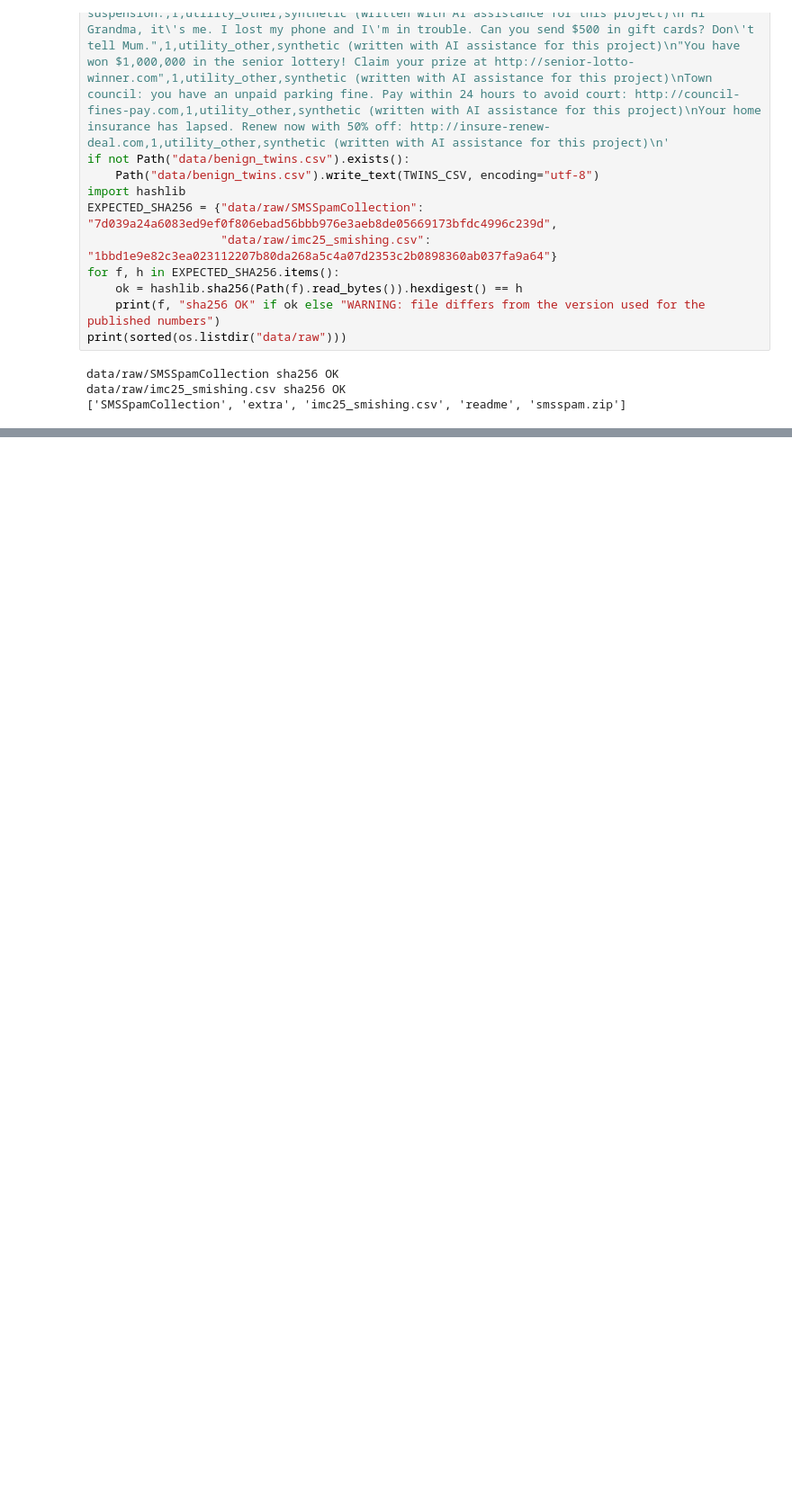
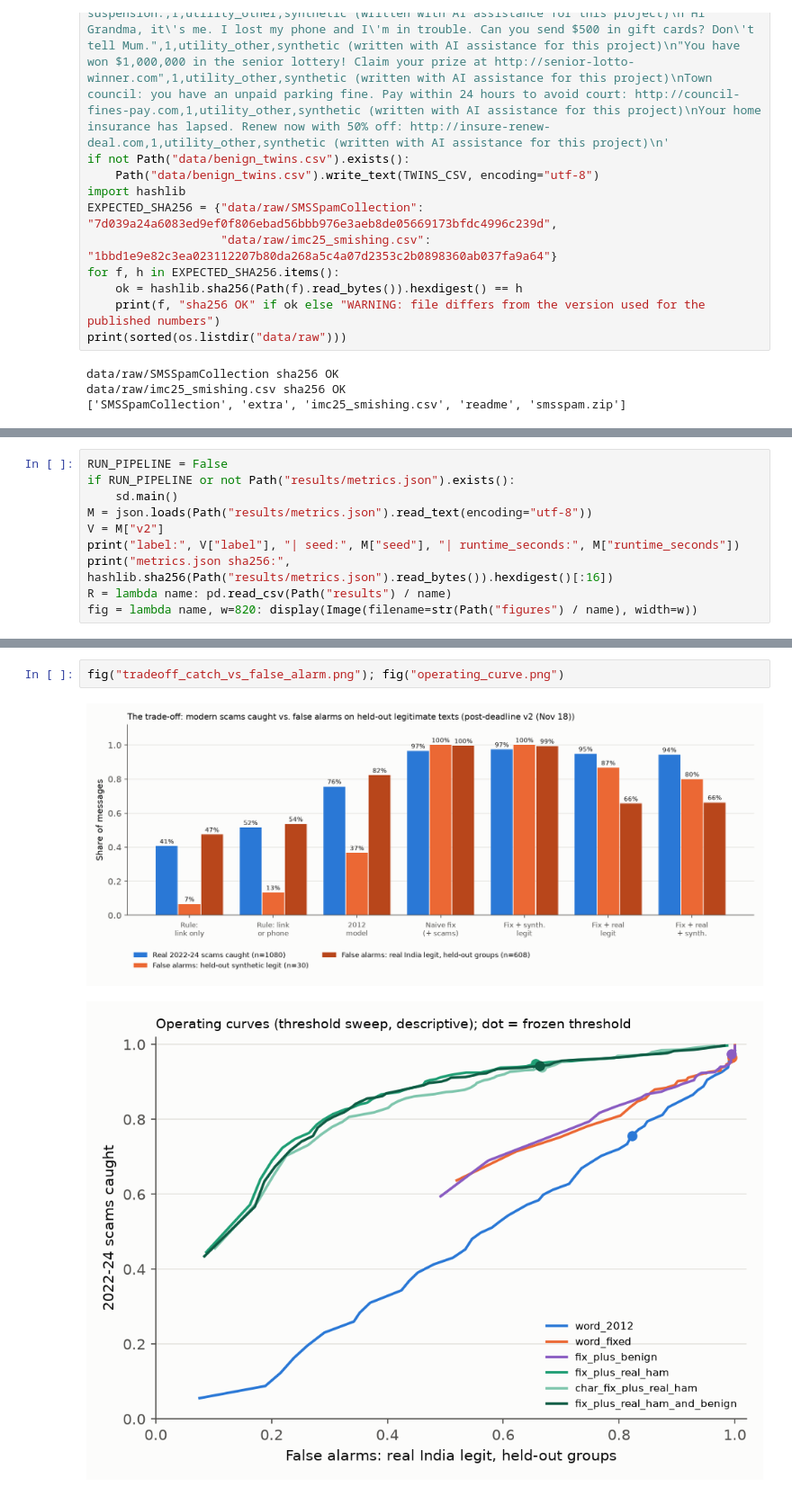
Before and after one commit to KnigguKniggu-droid/scam-drift, a Jupyter notebook: scam_drift.ipynb, the cells around one changed output, grey strips where cells are left out. Shown at 90% size. Drawn from its saved outputs; the diff is of its cells as text; blank space fills up the shorter version.

Commit message:
Post-deadline v2 (Nov 18): real-legit fix variants, three-tier triage, half-life, learning curve, multilingual pairing, audits
Co-Authored-By: Claude Opus 5.5 <noreply@anthropic.com>

```diff
--- a/scam_drift.ipynb
+++ b/scam_drift.ipynb
@@ -1183,0 +76,10 @@ saved; runtime_seconds = 23.9
+# %%
+RUN_PIPELINE = False
+if RUN_PIPELINE or not Path("results/metrics.json").exists():
+    sd.main()
+M = json.loads(Path("results/metrics.json").read_text(encoding="utf-8"))
+V = M["v2"]
+print("label:", V["label"], "| seed:", M["seed"], "| runtime_seconds:", M["runtime_seconds"])
+print("metrics.json sha256:", hashlib.sha256(Path("results/metrics.json").read_bytes()).hexdigest()[:16])
+R = lambda name: pd.read_csv(Path("results") / name)
+fig = lambda name, w=820: display(Image(filename=str(Path("figures") / name), width=w))
@@ -1183,0 +161,5 @@ saved; runtime_seconds = 23.9
+# %%
+fig("tradeoff_catch_vs_false_alarm.png"); fig("operating_curve.png")
+# %% [output]
+[figure, added]
+[figure, added]
```
Also changed, not shown: parts of 75 cells of this notebook, 28 other files.
